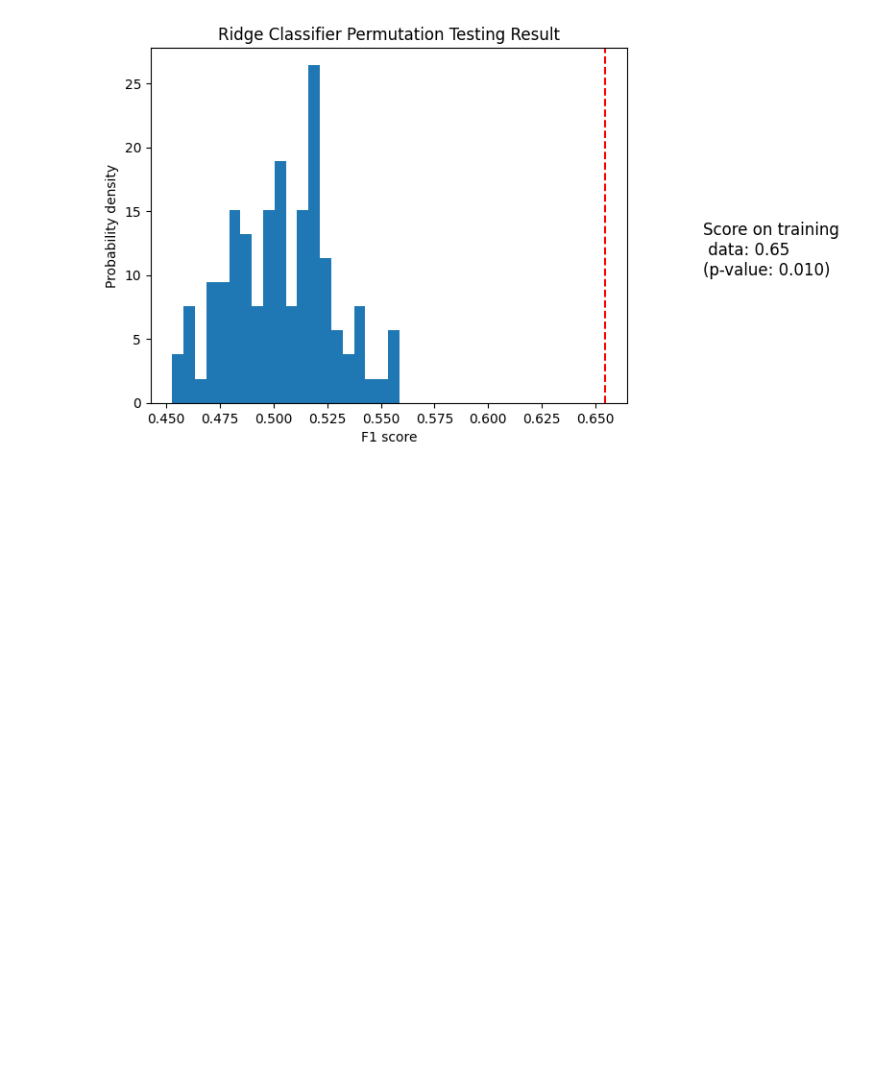
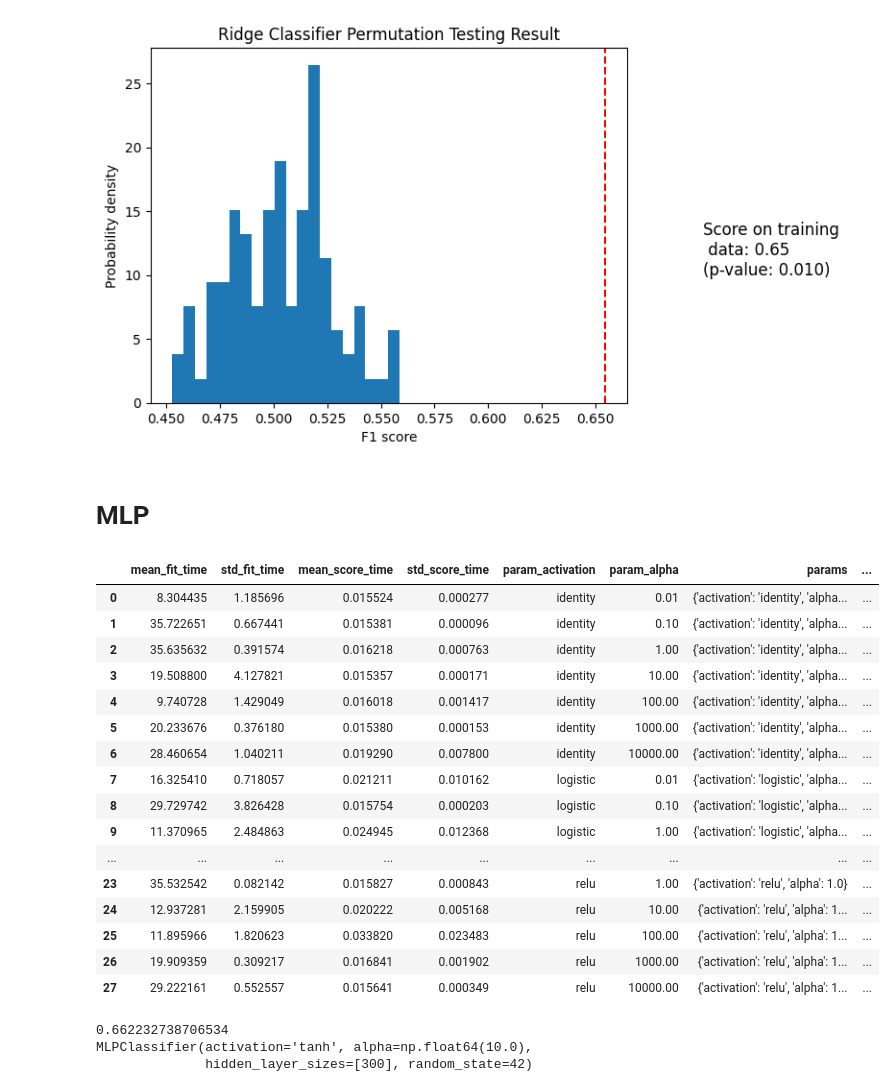
Before and after one commit to brainhack-school2026/Liu_project, a Jupyter notebook: ABIDE_classification.ipynb, the cells around one changed output. Saved outputs shown, nothing was run; the diff lists cells and outputs as text; code cells hidden in the pictures; blank space fills up the shorter version.

```diff
--- a/ABIDE_classification.ipynb
+++ b/ABIDE_classification.ipynb
@@ -68,21 +62,0 @@ difumo_img = difumo.maps
-# %%
-# extract time series and compute corr-based FC
-# stack vectors for all subjects
-
-atlas_masker = NiftiMapsMasker(
-    difumo_img,
-    standardize = True
-)
-
-conn_m = ConnectivityMeasure(
-    kind = 'correlation',
-    vectorize = True,
-    discard_diagonal = True
-)
-
-all_features = []
-for i, sub in enumerate(func):
-    time_series = atlas_masker.fit_transform(sub)
-    corr_vector = conn_m.fit_transform([time_series])[0]
-    all_features.append(corr_vector)
-    print("Processed subject {}/{}".format(i+1, len(func)))
@@ -412,3 +354,5 @@ plt.title("Ridge Classifier Permutation Testing Result")
 plt.savefig("./Results/RC_significance")
 # %% [output]
 [figure]
+# %% [markdown]
+# MLP
@@ -414,0 +361,41 @@ plt.savefig("./Results/RC_significance")
+# %%
+param_dict = {
+    "activation": ['identity', 'logistic', 'tanh', 'relu'],
+    "alpha": 10. ** np.arange(-2, 5)
+}
+
+grid_mlp = GridSearchCV(
+    mlp_clf,
+    param_dict,
+    scoring = "f1_macro",
+    cv = 5
+)
+
+grid_mlp.fit(X_train_scl, y_train)
+
+pd.DataFrame(grid_mlp.cv_results_)
+# %% [output]
+|  | mean_fit_time | std_fit_time | mean_score_time | std_score_time | param_activation | param_alpha | params | ... |
+| 0 | 8.304435 | 1.185696 | 0.015524 | 0.000277 | identity | 0.01 | {'activation': 'identity', 'alpha... | ... |
+| 1 | 35.722651 | 0.667441 | 0.015381 | 0.000096 | identity | 0.10 | {'activation': 'identity', 'alpha... | ... |
+| 2 | 35.635632 | 0.391574 | 0.016218 | 0.000763 | identity | 1.00 | {'activation': 'identity', 'alpha... | ... |
+| 3 | 19.508800 | 4.127821 | 0.015357 | 0.000171 | identity | 10.00 | {'activation': 'identity', 'alpha... | ... |
+| 4 | 9.740728 | 1.429049 | 0.016018 | 0.001417 | identity | 100.00 | {'activation': 'identity', 'alpha... | ... |
+| 5 | 20.233676 | 0.376180 | 0.015380 | 0.000153 | identity | 1000.00 | {'activation': 'identity', 'alpha... | ... |
+| 6 | 28.460654 | 1.040211 | 0.019290 | 0.007800 | identity | 10000.00 | {'activation': 'identity', 'alpha... | ... |
+| 7 | 16.325410 | 0.718057 | 0.021211 | 0.010162 | logistic | 0.01 | {'activation': 'logistic', 'alpha... | ... |
+| 8 | 29.729742 | 3.826428 | 0.015754 | 0.000203 | logistic | 0.10 | {'activation': 'logistic', 'alpha... | ... |
+| 9 | 11.370965 | 2.484863 | 0.024945 | 0.012368 | logistic | 1.00 | {'activation': 'logistic', 'alpha... | ... |
+| ... | ... | ... | ... | ... | ... | ... | ... | ... |
+| 23 | 35.532542 | 0.082142 | 0.015827 | 0.000843 | relu | 1.00 | {'activation': 'relu', 'alpha': 1.0} | ... |
+| 24 | 12.937281 | 2.159905 | 0.020222 | 0.005168 | relu | 10.00 | {'activation': 'relu', 'alpha': 1... | ... |
+| 25 | 11.895966 | 1.820623 | 0.033820 | 0.023483 | relu | 100.00 | {'activation': 'relu', 'alpha': 1... | ... |
+| 26 | 19.909359 | 0.309217 | 0.016841 | 0.001902 | relu | 1000.00 | {'activation': 'relu', 'alpha': 1... | ... |
+| 27 | 29.222161 | 0.552557 | 0.015641 | 0.000349 | relu | 10000.00 | {'activation': 'relu', 'alpha': 1... | ... |
+# %%
+print(grid_mlp.best_score_)
+print(grid_mlp.best_estimator_)
+# %% [output]
+0.662232738706534
+MLPClassifier(activation='tanh', alpha=np.float64(10.0),
+              hidden_layer_sizes=[300], random_state=42)
```
Also changed, not shown: parts of 13 cells of this notebook, 3 other files.
